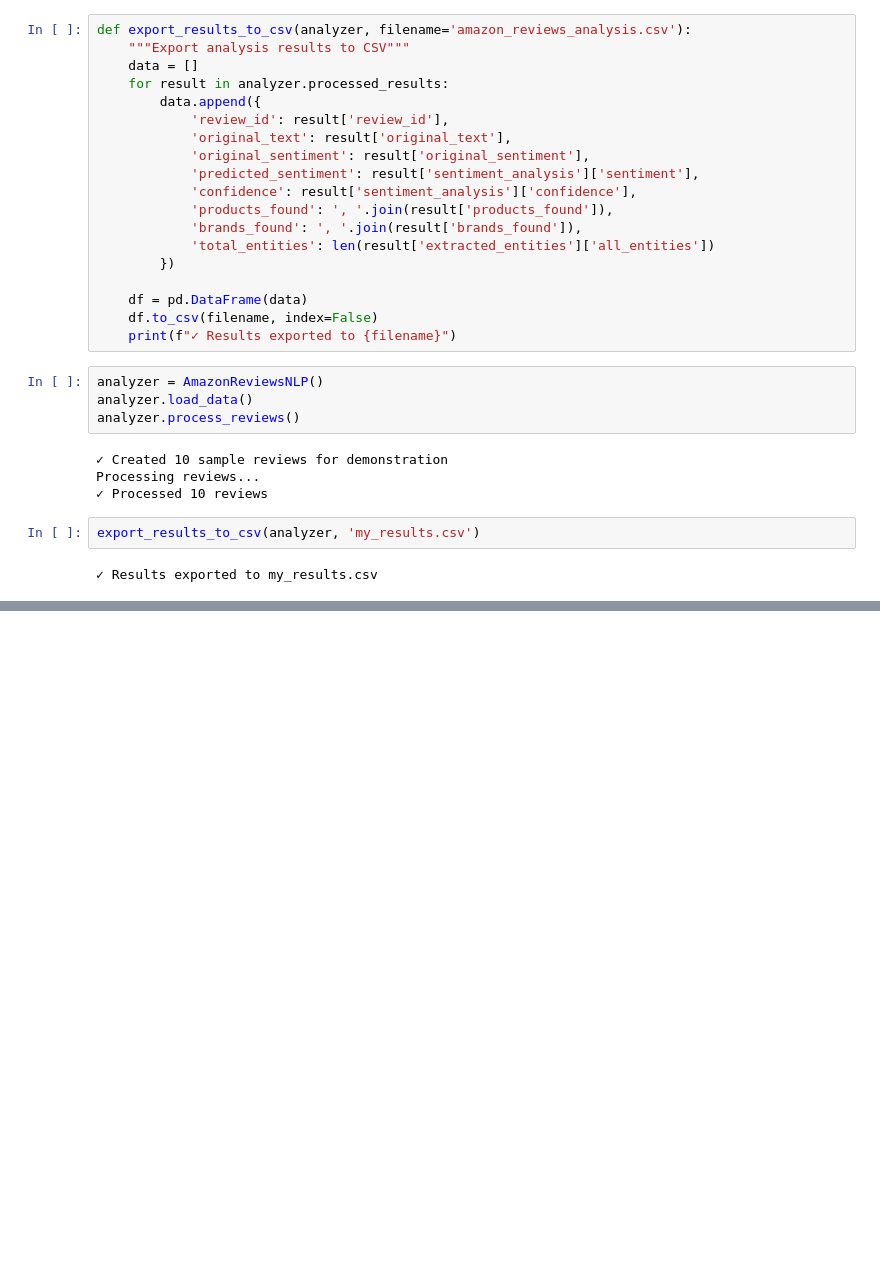
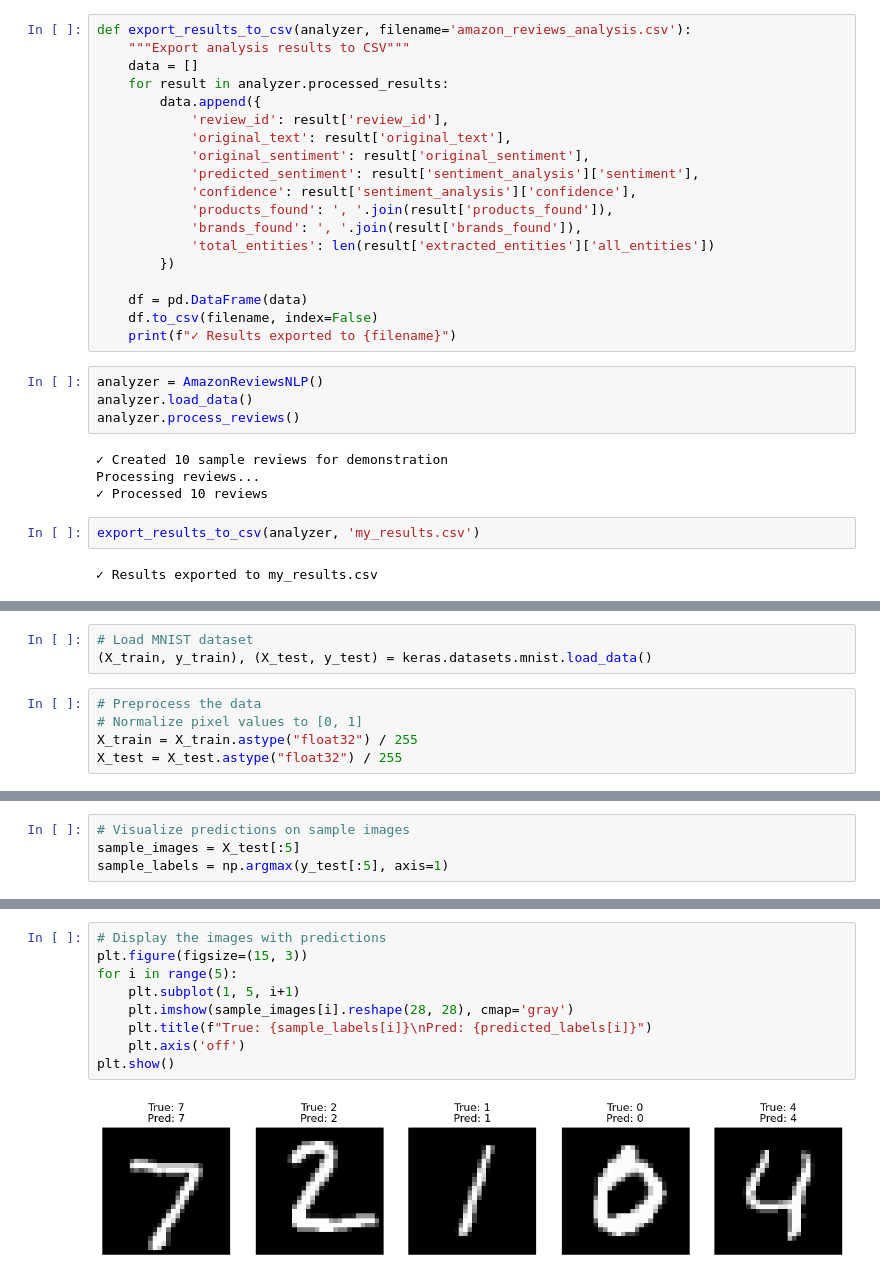
Before and after one commit to priscillanzula/Amazon-Reviews-Analyzer, a Jupyter notebook: amazon.ipynb, the cells around one changed output, grey strips where cells are left out. Cells and saved outputs as stored; diff of their text form; blank space fills up the shorter version.

```diff
--- a/amazon.ipynb
+++ b/amazon.ipynb
@@ -452,0 +619,8 @@ export_results_to_csv(analyzer, 'my_results.csv')
+# %%
+# Load MNIST dataset
+(X_train, y_train), (X_test, y_test) = keras.datasets.mnist.load_data()
+# %%
+# Preprocess the data
+# Normalize pixel values to [0, 1]
+X_train = X_train.astype("float32") / 255
+X_test = X_test.astype("float32") / 255
@@ -452,0 +742,4 @@ export_results_to_csv(analyzer, 'my_results.csv')
+# %%
+# Visualize predictions on sample images
+sample_images = X_test[:5]
+sample_labels = np.argmax(y_test[:5], axis=1)
@@ -452,0 +752,11 @@ export_results_to_csv(analyzer, 'my_results.csv')
+# %%
+# Display the images with predictions
+plt.figure(figsize=(15, 3))
+for i in range(5):
+    plt.subplot(1, 5, i+1)
+    plt.imshow(sample_images[i].reshape(28, 28), cmap='gray')
+    plt.title(f"True: {sample_labels[i]}\nPred: {predicted_labels[i]}")
+    plt.axis('off')
+plt.show()
+# %% [output]
+[figure, added]
```
Also changed, not shown: parts of 35 cells of this notebook, 2 other files.
